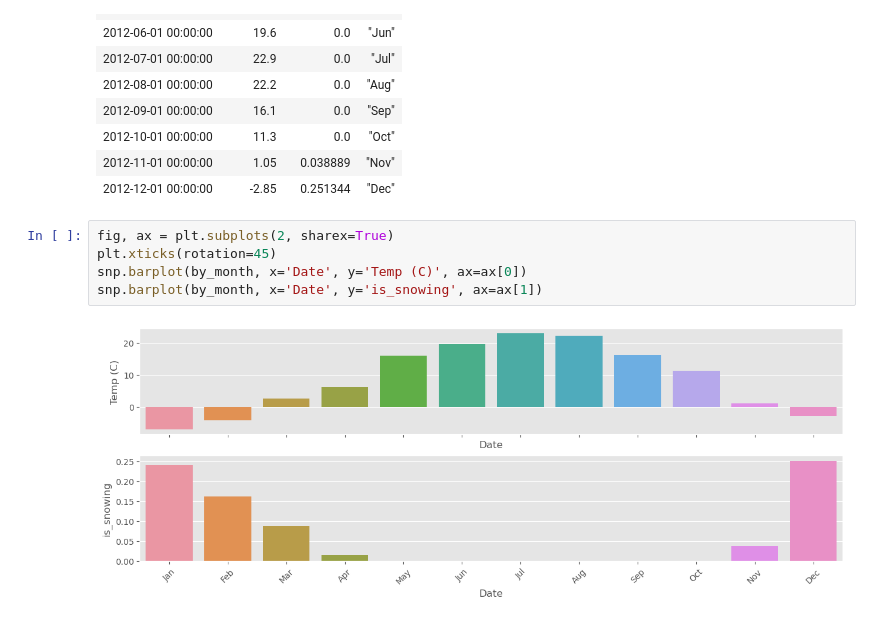
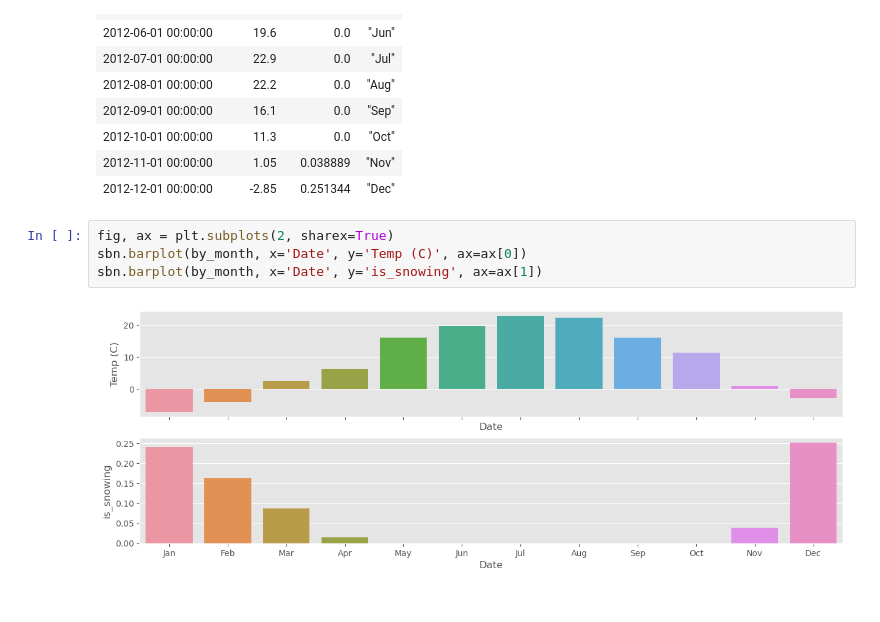
Before and after one commit to escobar-west/pandas-cookbook, a Jupyter notebook: cookbook_polars/Chapter 6 - String Operations- Which month was the snowiest.ipynb, the cells around one changed output. Cells and saved outputs as stored; diff of their text form.

```diff
--- a/cookbook_polars/Chapter 6 - String Operations- Which month was the snowiest.ipynb
+++ b/cookbook_polars/Chapter 6 - String Operations- Which month was the snowiest.ipynb
@@ -185,9 +184,8 @@ shape: (12, 4)
 | 2012-12-01 00:00:00 | -2.85 | 0.251344 | "Dec" |
 # %%
 fig, ax = plt.subplots(2, sharex=True)
-plt.xticks(rotation=45)
-snp.barplot(by_month, x='Date', y='Temp (C)', ax=ax[0])
-snp.barplot(by_month, x='Date', y='is_snowing', ax=ax[1])
+sbn.barplot(by_month, x='Date', y='Temp (C)', ax=ax[0])
+sbn.barplot(by_month, x='Date', y='is_snowing', ax=ax[1])
 # %% [output]
-[figure, old version]
+[figure, new version]
 # %%
```
Also changed, not shown: parts of 5 cells of this notebook, 8 other files.
